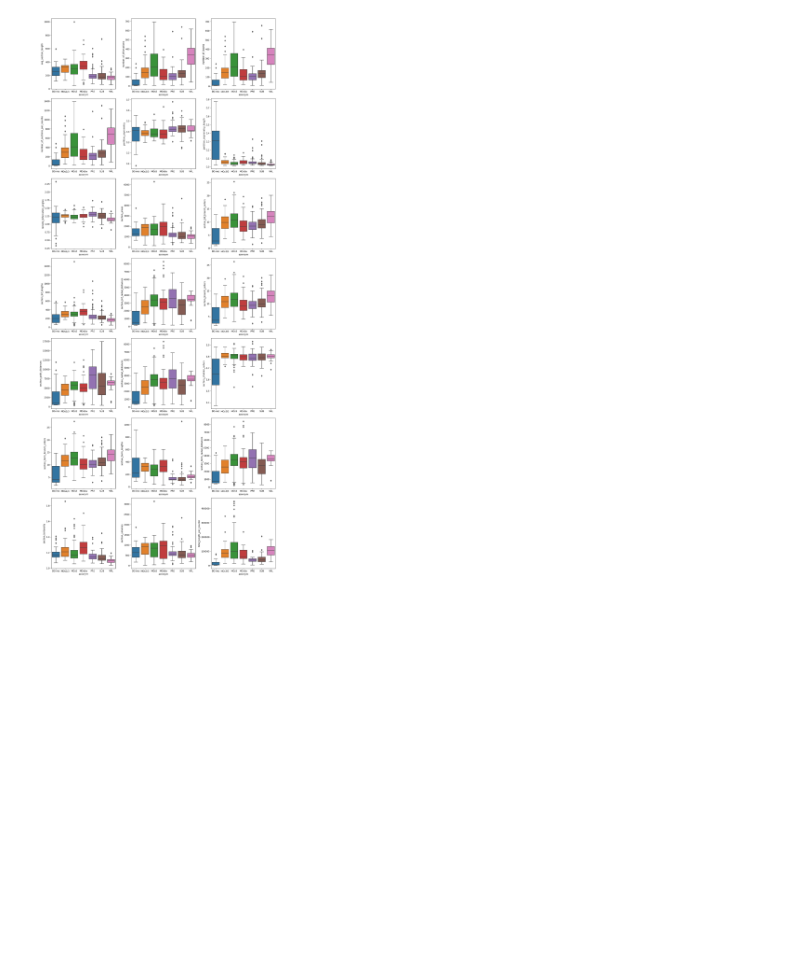
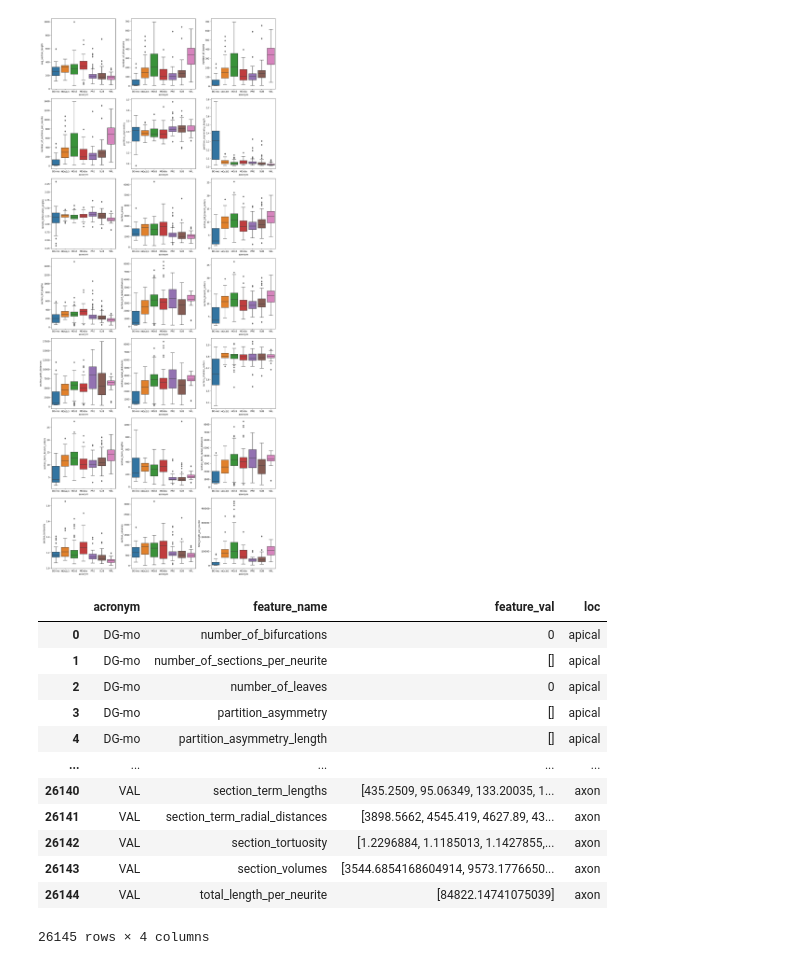
Before and after one commit to LeonardoPollina/MMN_Project, a Jupyter notebook: Scripts/morph_features.ipynb, the cells around one changed output. Saved outputs shown, nothing was run; the diff lists cells and outputs as text; code cells hidden in the pictures; blank space fills up the shorter version.

```diff
--- a/Scripts/morph_features.ipynb
+++ b/Scripts/morph_features.ipynb
@@ -255,3 +304,20 @@ plt.savefig('../Results/morphometrics/21_features_different_MO_axon.png')
 plt.savefig('../Results/morphometrics/21_features_different_MO_axon.svg')
 # %% [output]
 [figure]
+# %%
+fd2 = fd.copy()
+fd
+# %% [output]
+|  | acronym | feature_name | feature_val | loc |
+| 0 | DG-mo | number_of_bifurcations | 0 | apical |
+| 1 | DG-mo | number_of_sections_per_neurite | [] | apical |
+| 2 | DG-mo | number_of_leaves | 0 | apical |
+| 3 | DG-mo | partition_asymmetry | [] | apical |
+| 4 | DG-mo | partition_asymmetry_length | [] | apical |
+| ... | ... | ... | ... | ... |
+| 26140 | VAL | section_term_lengths | [435.2509, 95.06349, 133.20035, 1... | axon |
+| 26141 | VAL | section_term_radial_distances | [3898.5662, 4545.419, 4627.89, 43... | axon |
+| 26142 | VAL | section_tortuosity | [1.2296884, 1.1185013, 1.1427855,... | axon |
+| 26143 | VAL | section_volumes | [3544.6854168604914, 9573.1776650... | axon |
+| 26144 | VAL | total_length_per_neurite | [84822.14741075039] | axon |
+26145 rows × 4 columns
```
Also changed, not shown: parts of 9 cells of this notebook, 2 other files.
